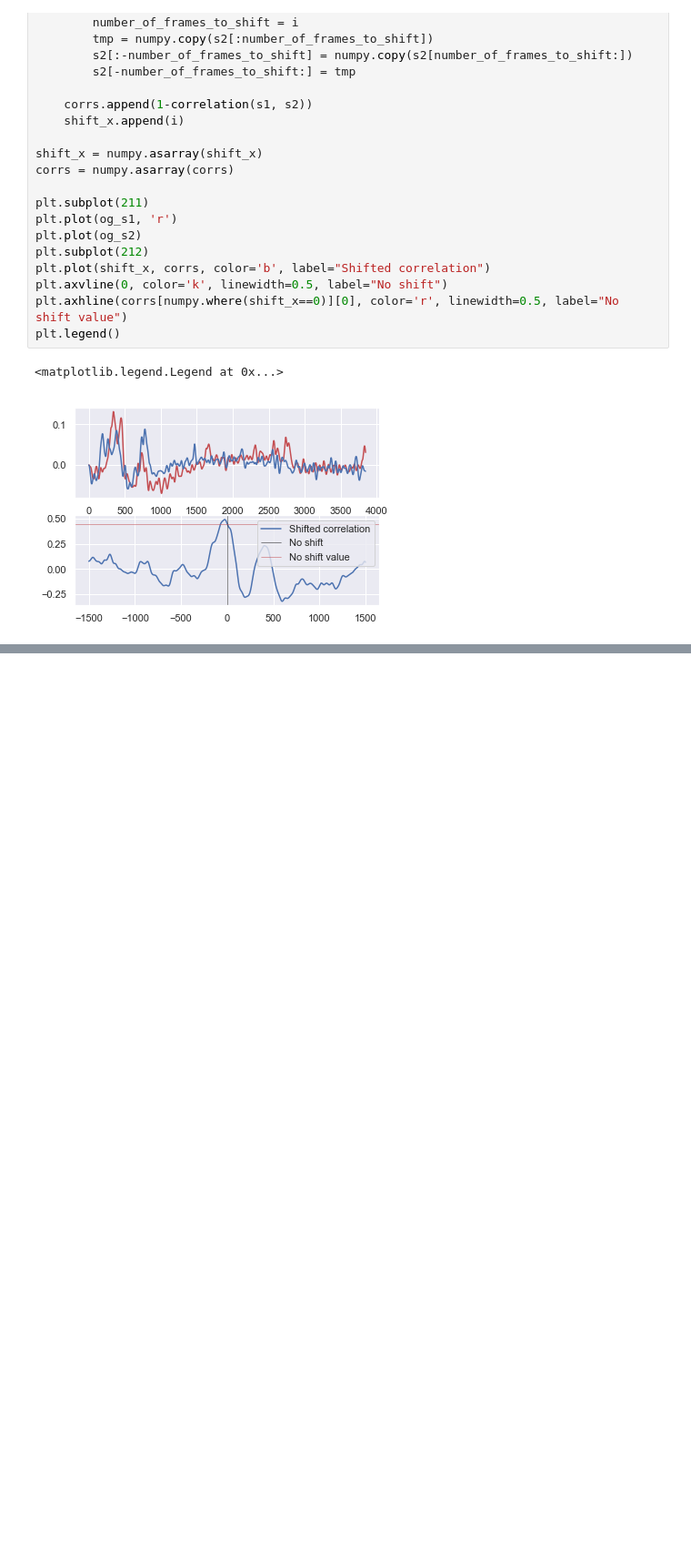
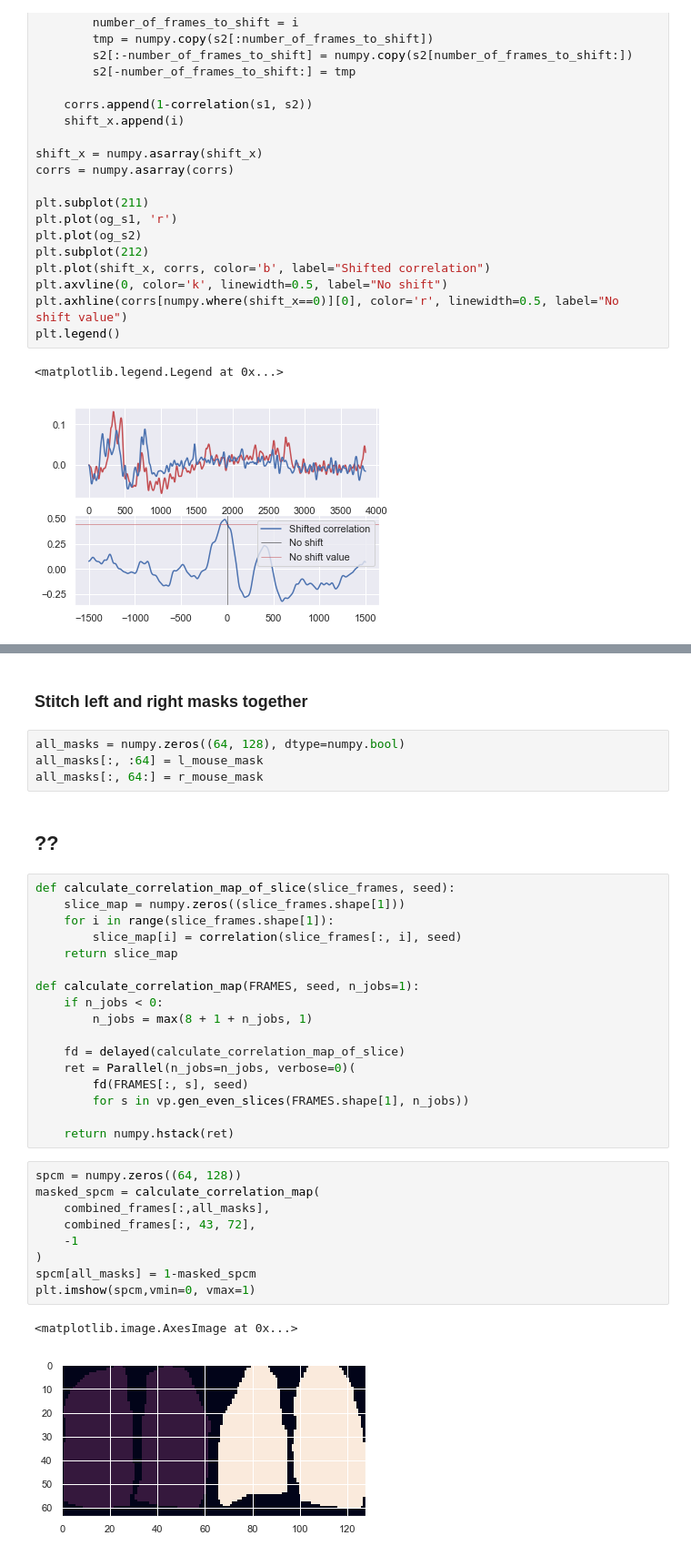
Before and after one commit to ubcbraincircuits/Dual_Imaging, a Jupyter notebook: FEDCODE/Dual_Imaging/Mesoscale Cluster.ipynb, the cells around one changed output, grey strips where cells are left out. Shown at 91% size. Cells and saved outputs as stored; diff of their text form; blank space fills up the shorter version.

```diff
--- a/FEDCODE/Dual_Imaging/Mesoscale Cluster.ipynb
+++ b/FEDCODE/Dual_Imaging/Mesoscale Cluster.ipynb
@@ -536,0 +912,37 @@ corrs
+# %% [markdown]
+### Stitch left and right masks together
+# %%
+all_masks = numpy.zeros((64, 128), dtype=numpy.bool)
+all_masks[:, :64] = l_mouse_mask
+all_masks[:, 64:] = r_mouse_mask
+# %% [markdown]
+## ??
+# %%
+def calculate_correlation_map_of_slice(slice_frames, seed):
+    slice_map = numpy.zeros((slice_frames.shape[1]))
+    for i in range(slice_frames.shape[1]):
+        slice_map[i] = correlation(slice_frames[:, i], seed)
+    return slice_map
+
+def calculate_correlation_map(FRAMES, seed, n_jobs=1):
+    if n_jobs < 0:
+        n_jobs = max(8 + 1 + n_jobs, 1)
+
+    fd = delayed(calculate_correlation_map_of_slice)
+    ret = Parallel(n_jobs=n_jobs, verbose=0)(
+        fd(FRAMES[:, s], seed)
+        for s in vp.gen_even_slices(FRAMES.shape[1], n_jobs))
+
+    return numpy.hstack(ret)
+# %%
+spcm = numpy.zeros((64, 128))
+masked_spcm = calculate_correlation_map(
+    combined_frames[:,all_masks],
+    combined_frames[:, 43, 72],
+    -1
+)
+spcm[all_masks] = 1-masked_spcm
+plt.imshow(spcm,vmin=0, vmax=1)
+# %% [output]
+<matplotlib.image.AxesImage at 0x...>
+[figure, added]
```
Also changed, not shown: parts of 28 cells of this notebook.
